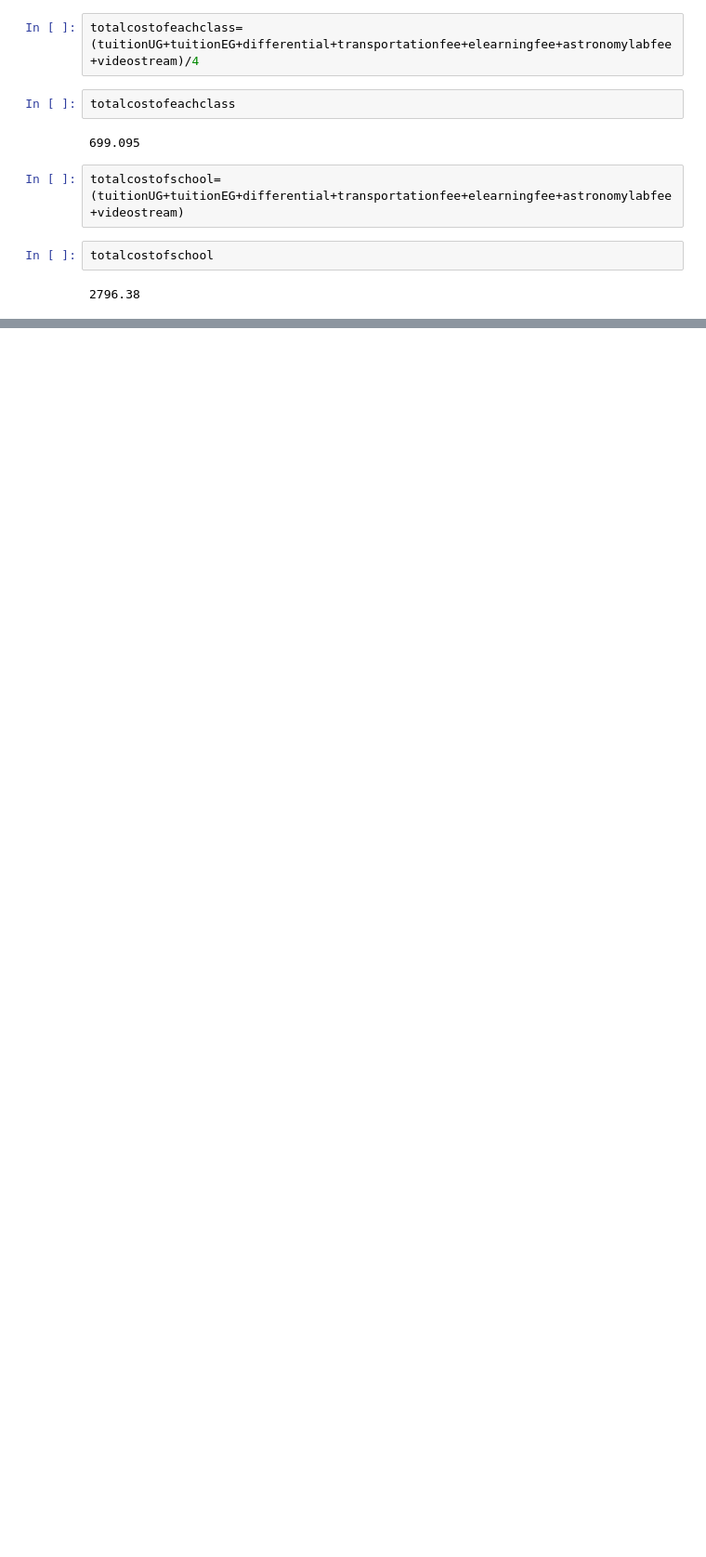
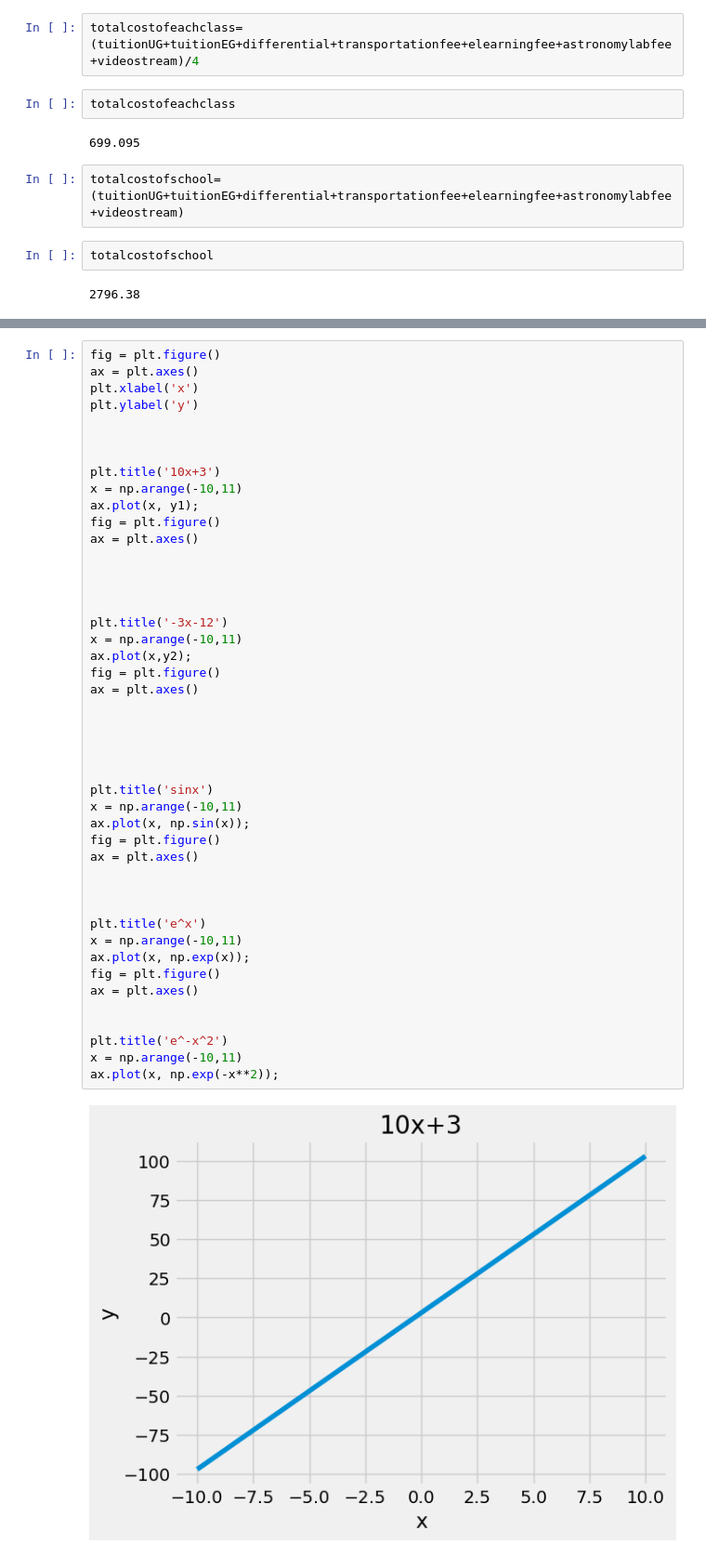
Before and after one commit to robinsonm2021/Data_science, a Jupyter notebook: lab_1_Robinson.ipynb, the cells around one changed output, grey strips where cells are left out. Shown: that part at 93% size. Cells and saved outputs as stored; diff of their text form; blank space fills up the shorter version.

```diff
--- a/lab_1_Robinson.ipynb
+++ b/lab_1_Robinson.ipynb
@@ -348,0 +363,47 @@ plt.show()
+# %%
+fig = plt.figure()
+ax = plt.axes()
+plt.xlabel('x')
+plt.ylabel('y')
+
+
+
+plt.title('10x+3')
+x = np.arange(-10,11)
+ax.plot(x, y1);
+fig = plt.figure()
+ax = plt.axes()
+
+
+
+
+plt.title('-3x-12')
+x = np.arange(-10,11)
+ax.plot(x,y2);
+fig = plt.figure()
+ax = plt.axes()
+
+
+
+
+
+plt.title('sinx')
+x = np.arange(-10,11)
+ax.plot(x, np.sin(x));
+fig = plt.figure()
+ax = plt.axes()
+
+
+
+plt.title('e^x')
+x = np.arange(-10,11)
+ax.plot(x, np.exp(x));
+fig = plt.figure()
+ax = plt.axes()
+
+
+plt.title('e^-x^2')
+x = np.arange(-10,11)
+ax.plot(x, np.exp(-x**2));
+# %% [output]
+[figure, added]
```
Also changed, not shown: parts of 25 cells of this notebook.
